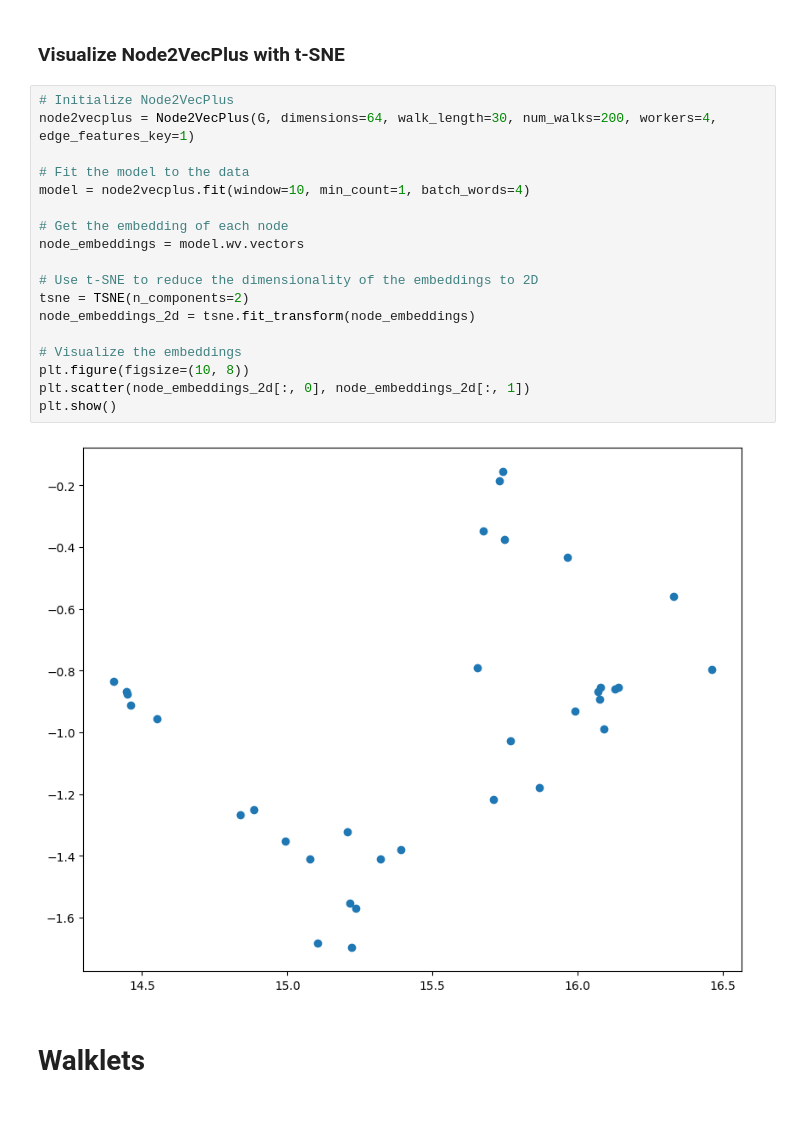
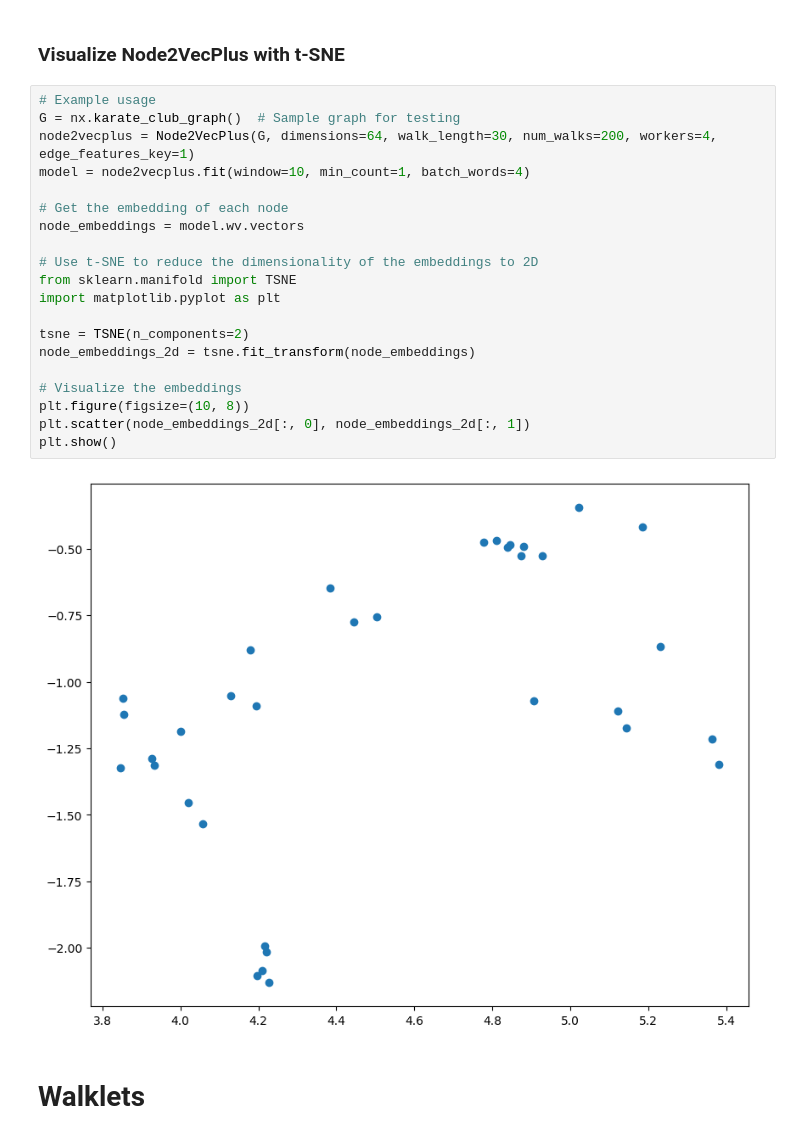
Before and after one commit to NSLab-CUK/Graph-Mining-Spring-2024, a Jupyter notebook: W11/Practice_11.ipynb, the cells around one changed output. Saved outputs shown, nothing was run; the diff lists cells and outputs as text.

```diff
--- a/W11/Practice_11.ipynb
+++ b/W11/Practice_11.ipynb
@@ -747,25 +766,27 @@ class Node2VecPlus:
 # %% [markdown]
 ### Visualize Node2VecPlus with t-SNE
 # %%
-# Initialize Node2VecPlus
+# Example usage
+G = nx.karate_club_graph()  # Sample graph for testing
 node2vecplus = Node2VecPlus(G, dimensions=64, walk_length=30, num_walks=200, workers=4, edge_features_key=1)
-
-# Fit the model to the data
 model = node2vecplus.fit(window=10, min_count=1, batch_words=4)
 
 # Get the embedding of each node
 node_embeddings = model.wv.vectors
 
 # Use t-SNE to reduce the dimensionality of the embeddings to 2D
+from sklearn.manifold import TSNE
+import matplotlib.pyplot as plt
+
 tsne = TSNE(n_components=2)
 node_embeddings_2d = tsne.fit_transform(node_embeddings)
 
 # Visualize the embeddings
 plt.figure(figsize=(10, 8))
 plt.scatter(node_embeddings_2d[:, 0], node_embeddings_2d[:, 1])
 plt.show()
 # %% [output]
-[figure, old version]
+[figure, new version]
 # %% [markdown]
 # Walklets
 # %% [markdown]
```
Also changed, not shown: parts of 7 cells of this notebook.
